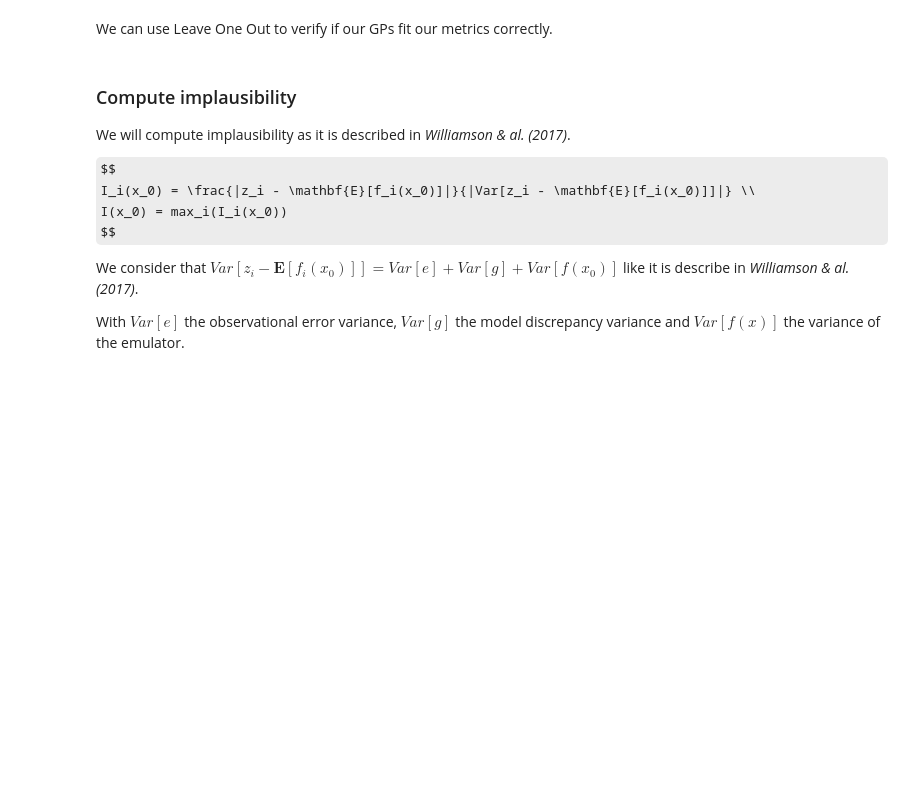
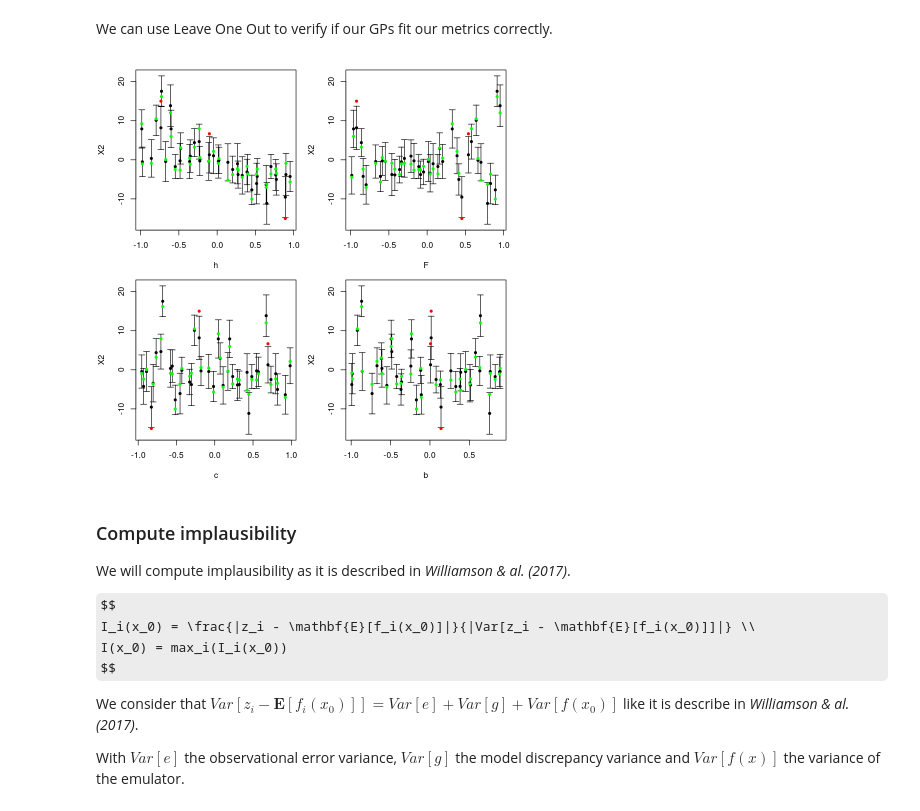
Before and after one commit to homerdurand/HistoryMatching_ExeterUQ, a Jupyter notebook: 27-07-21-HM-Dim-PCA.ipynb, the cells around one changed output. Cells and saved outputs as stored; diff of their text form; code cells hidden in the pictures; some formulas as TeX source; blank space fills up the shorter version.

```diff
--- a/27-07-21-HM-Dim-PCA.ipynb
+++ b/27-07-21-HM-Dim-PCA.ipynb
@@ -225,7 +257,9 @@ em_wave1 <- BuildNewEmulators(tData, HowManyEmulators = ncol(X_pca), meanFun = "
 # %% [markdown]
 We can use Leave One Out to verify if our GPs fit our metrics correctly.
 # %%
-#tLOOs <- LOO.plot(Emulators = em_wave1, which.emulator = 4, ParamNames = cands)
+tLOOs <- LOO.plot(Emulators = em_wave1, which.emulator = 2, ParamNames = cands)
+# %% [output]
+[figure, added]
 # %% [markdown]
 ### Compute implausibility
 
```
Also changed, not shown: parts of 15 cells of this notebook.
